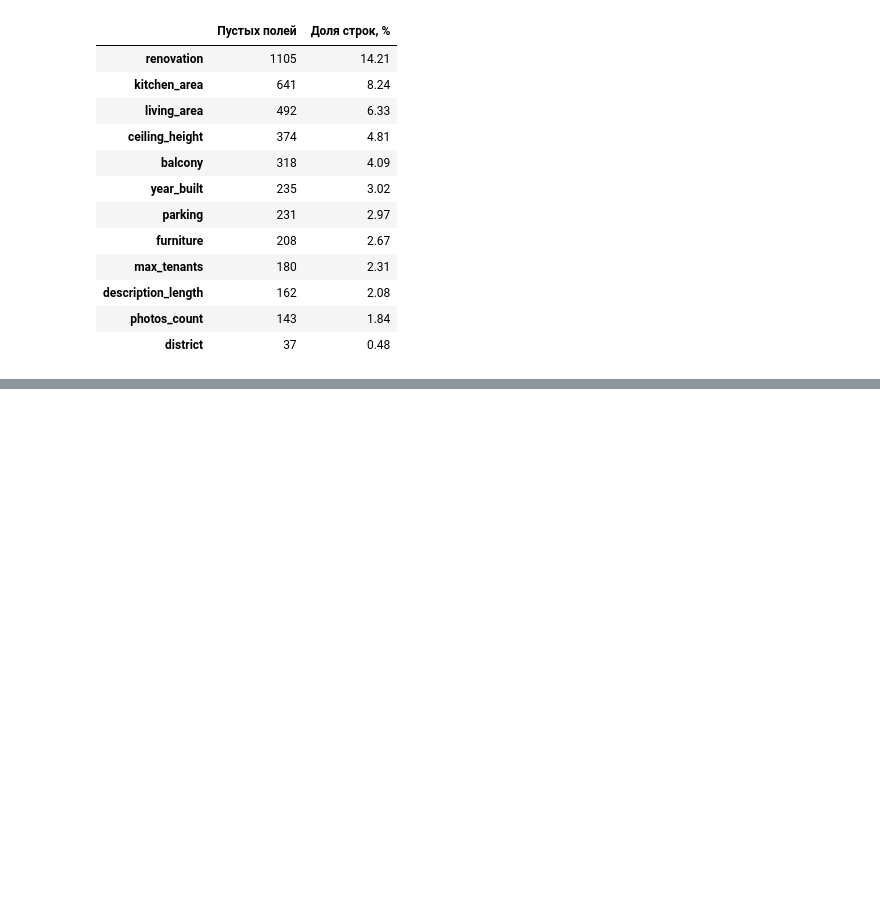
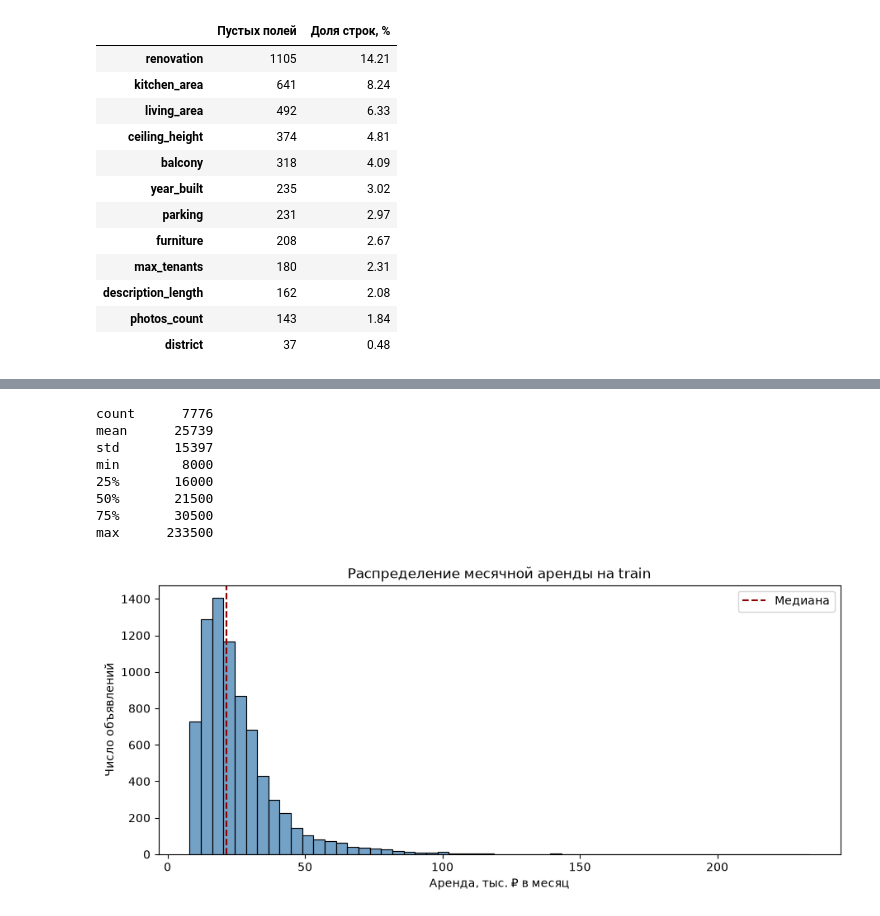
Before and after one commit to sangnchr-s/Gonchar_Alexander_Lab2, a Jupyter notebook: notebooks/01_preparation.ipynb, the cells around one changed output, grey strips where cells are left out. Drawn from its saved outputs; the diff is of its cells as text; code cells hidden in the pictures; blank space fills up the shorter version.

Commit message:
explore training data and document findings

```diff
--- a/notebooks/01_preparation.ipynb
+++ b/notebooks/01_preparation.ipynb
@@ -161,0 +184,16 @@ empty_summary.loc[empty_counts.gt(0)].sort_values("Пустых полей", asc
+# %%
+audit = train_df.replace("", pd.NA).copy()
+numeric_cols = [
+    "year_built", "floors_total", "floor", "total_area", "living_area",
+    "kitchen_area", "ceiling_height", "balcony", "metro_distance_m",
+    "distance_to_center_km", "description_length", "photos_count", "max_tenants",
+    "elevator", "appliances", "pets_allowed", TARGET,
+]
+audit[numeric_cols] = audit[numeric_cols].apply(pd.to_numeric, errors="raise")
+dates = pd.to_datetime(audit["publication_date"], format="%d.%m.%Y %H:%M", errors="raise")
+print("Период публикаций –", dates.min().date(), "–", dates.max().date())
+print("Разных непустых записей района –", audit["district"].nunique())
+print("После удаления крайних пробелов и приведения к нижнему регистру –",
+      audit["district"].str.strip().str.lower().nunique())
+district_examples = audit.loc[audit["district"].str.contains("оветский", na=False), "district"]
+print("Примеры написания одного района –", district_examples.unique().tolist())
@@ -161,0 +209,24 @@ empty_summary.loc[empty_counts.gt(0)].sort_values("Пустых полей", asc
+# %%
+import matplotlib.pyplot as plt
+import seaborn as sns
+
+rent = audit[TARGET]
+print(rent.describe().round().astype(int).to_string())
+
+fig, ax = plt.subplots(figsize=(9, 4), layout="constrained")
+sns.histplot(x=rent / 1000, bins=55, ax=ax, color="steelblue")
+ax.axvline(rent.median() / 1000, color="darkred", linestyle="--", label="Медиана")
+ax.set(title="Распределение месячной аренды на train",
+       xlabel="Аренда, тыс. ₽ в месяц", ylabel="Число объявлений")
+ax.legend()
+plt.show()
+# %% [output]
+count      7776
+mean      25739
+std       15397
+min        8000
+25%       16000
+50%       21500
+75%       30500
+max      233500
+[figure, added]
```
Also changed, not shown: parts of 10 cells of this notebook, 1 other file.
